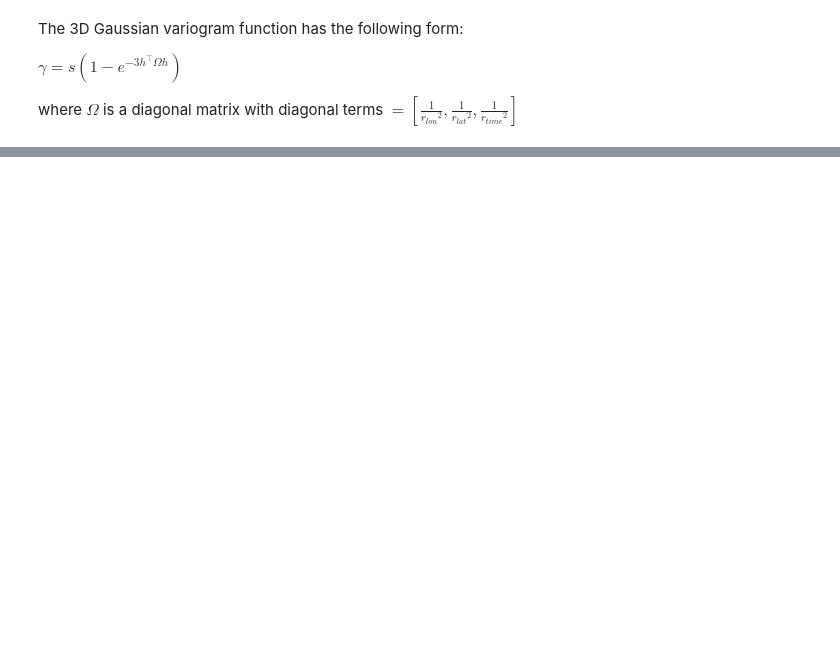
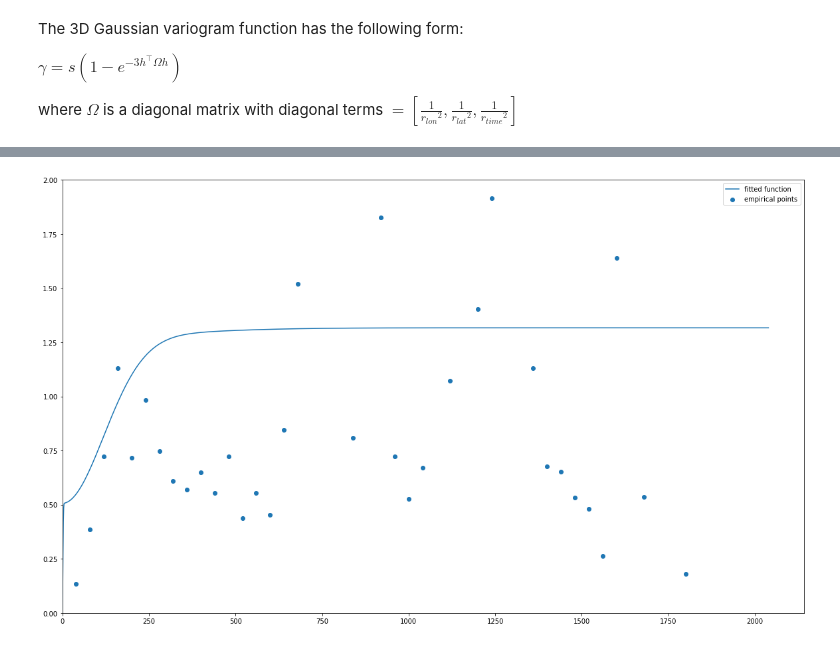
Before and after one commit to MariusWiggert/OceanPlatformControl, a Jupyter notebook: ocean_navigation_simulator/generative_error_model/ols.ipynb, the cells around one changed output, grey strips where cells are left out. Drawn from its saved outputs; the diff is of its cells as text; code cells hidden in the pictures; blank space fills up the shorter version.

```diff
--- a/ocean_navigation_simulator/generative_error_model/ols.ipynb
+++ b/ocean_navigation_simulator/generative_error_model/ols.ipynb
@@ -345,0 +385,4 @@ if __name__ == "__main__":
+# %%
+visualize_sliced_variogram(variogram_3d, popt, var="lon_lag")
+# %% [output]
+[figure, added]
```
Also changed, not shown: parts of 8 cells of this notebook.
